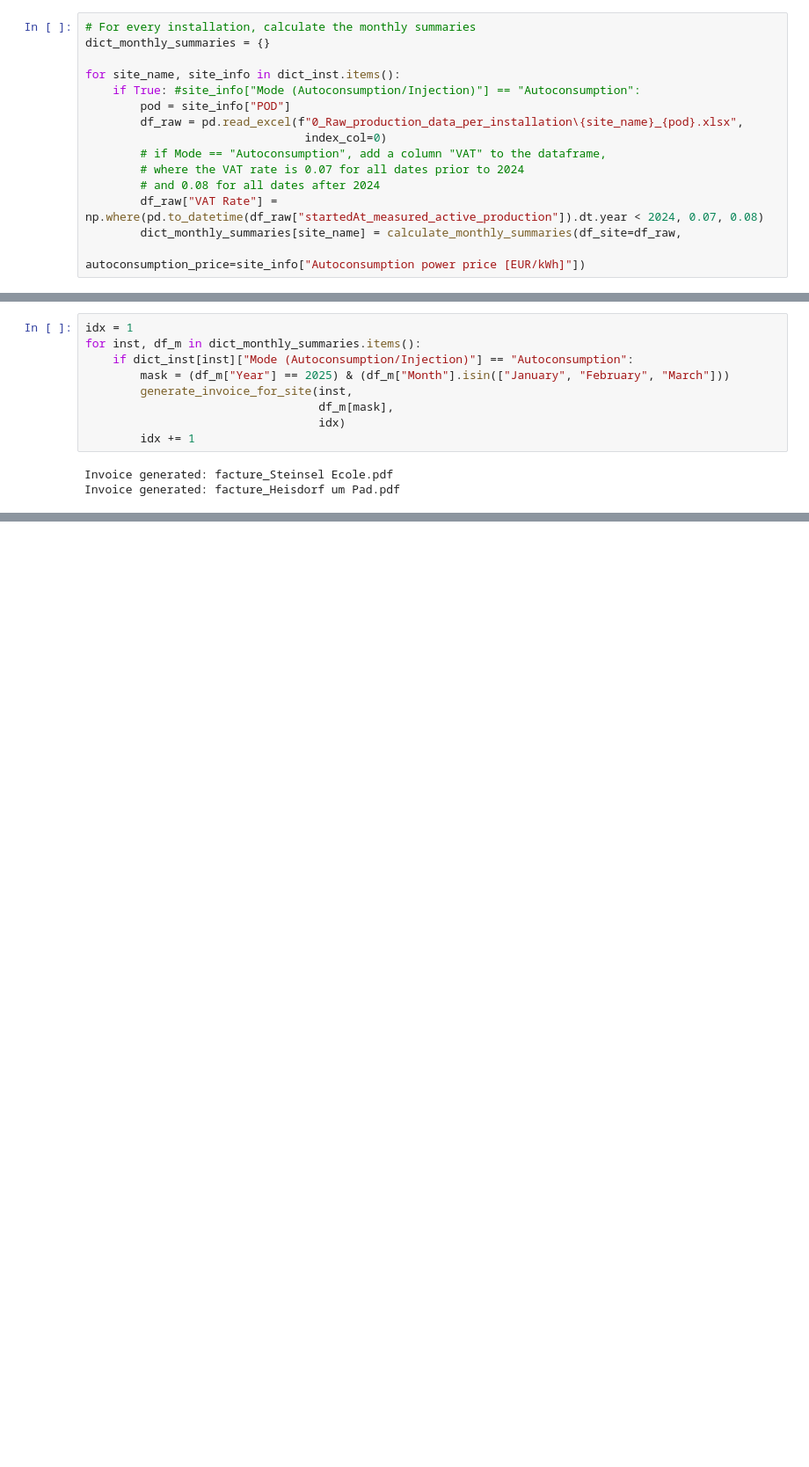
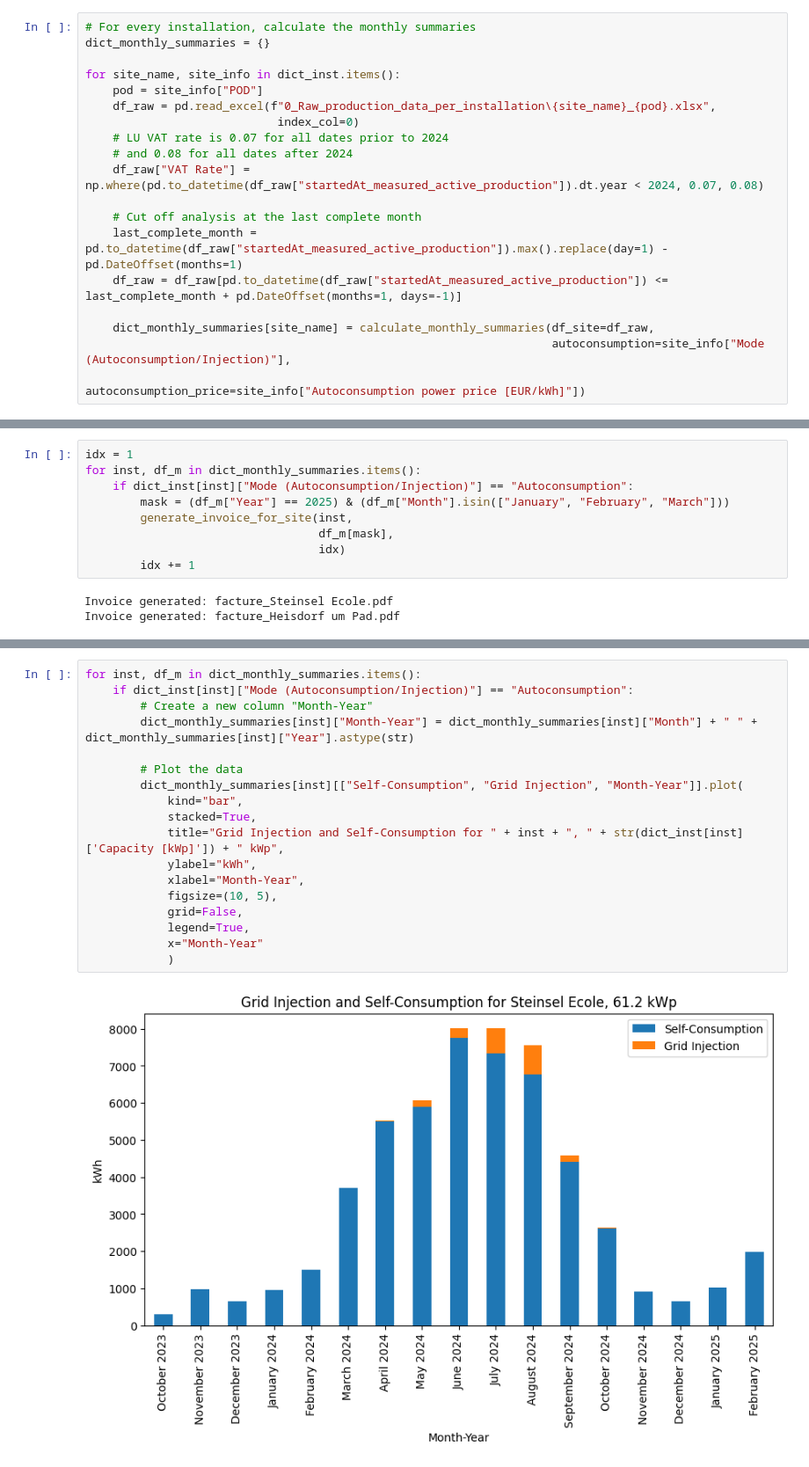
Before and after one commit to c-metz/leneda, a Jupyter notebook: Leneda API_v3.ipynb, the cells around one changed output, grey strips where cells are left out. Shown: that part at 88% size. Cells and saved outputs as stored; diff of their text form; blank space fills up the shorter version.

Commit message:
fix bug in downloading raw data; end analysis at last month with complete data because of lag between production and consumption data

```diff
--- a/Leneda API_v3.ipynb
+++ b/Leneda API_v3.ipynb
@@ -68,16 +127,20 @@ for site_name, site_info in dict_inst.items():
 dict_monthly_summaries = {}
 
 for site_name, site_info in dict_inst.items():
-    if True: #site_info["Mode (Autoconsumption/Injection)"] == "Autoconsumption":
-        pod = site_info["POD"]
-        df_raw = pd.read_excel(f"0_Raw_production_data_per_installation\{site_name}_{pod}.xlsx",
-                                index_col=0)
-        # if Mode == "Autoconsumption", add a column "VAT" to the dataframe,
-        # where the VAT rate is 0.07 for all dates prior to 2024
-        # and 0.08 for all dates after 2024
-        df_raw["VAT Rate"] = np.where(pd.to_datetime(df_raw["startedAt_measured_active_production"]).dt.year < 2024, 0.07, 0.08)
-        dict_monthly_summaries[site_name] = calculate_monthly_summaries(df_site=df_raw,
-                                                                        autoconsumption_price=site_info["Autoconsumption power price [EUR/kWh]"])
+    pod = site_info["POD"]
+    df_raw = pd.read_excel(f"0_Raw_production_data_per_installation\{site_name}_{pod}.xlsx",
+                            index_col=0)
+    # LU VAT rate is 0.07 for all dates prior to 2024
+    # and 0.08 for all dates after 2024
+    df_raw["VAT Rate"] = np.where(pd.to_datetime(df_raw["startedAt_measured_active_production"]).dt.year < 2024, 0.07, 0.08)
+
+    # Cut off analysis at the last complete month
+    last_complete_month = pd.to_datetime(df_raw["startedAt_measured_active_production"]).max().replace(day=1) - pd.DateOffset(months=1)
+    df_raw = df_raw[pd.to_datetime(df_raw["startedAt_measured_active_production"]) <= last_complete_month + pd.DateOffset(months=1, days=-1)]
+
+    dict_monthly_summaries[site_name] = calculate_monthly_summaries(df_site=df_raw,
+                                                                    autoconsumption=site_info["Mode (Autoconsumption/Injection)"],
+                                                                    autoconsumption_price=site_info["Autoconsumption power price [EUR/kWh]"])
 # %% [markdown]
 ## 3 Save monthly data to formatted Excel
 # %%
@@ -112,0 +180,20 @@ Invoice generated: facture_Heisdorf um Pad.pdf
+# %%
+for inst, df_m in dict_monthly_summaries.items():
+    if dict_inst[inst]["Mode (Autoconsumption/Injection)"] == "Autoconsumption":
+        # Create a new column "Month-Year"
+        dict_monthly_summaries[inst]["Month-Year"] = dict_monthly_summaries[inst]["Month"] + " " + dict_monthly_summaries[inst]["Year"].astype(str)
+
+        # Plot the data
+        dict_monthly_summaries[inst][["Self-Consumption", "Grid Injection", "Month-Year"]].plot(
+            kind="bar",
+            stacked=True,
+            title="Grid Injection and Self-Consumption for " + inst + ", " + str(dict_inst[inst]['Capacity [kWp]']) + " kWp",
+            ylabel="kWh",
+            xlabel="Month-Year",
+            figsize=(10, 5),
+            grid=False,
+            legend=True,
+            x="Month-Year"
+            )
+# %% [output]
+[figure, added]
```
Also changed, not shown: parts of 7 cells of this notebook, 2 other files.
